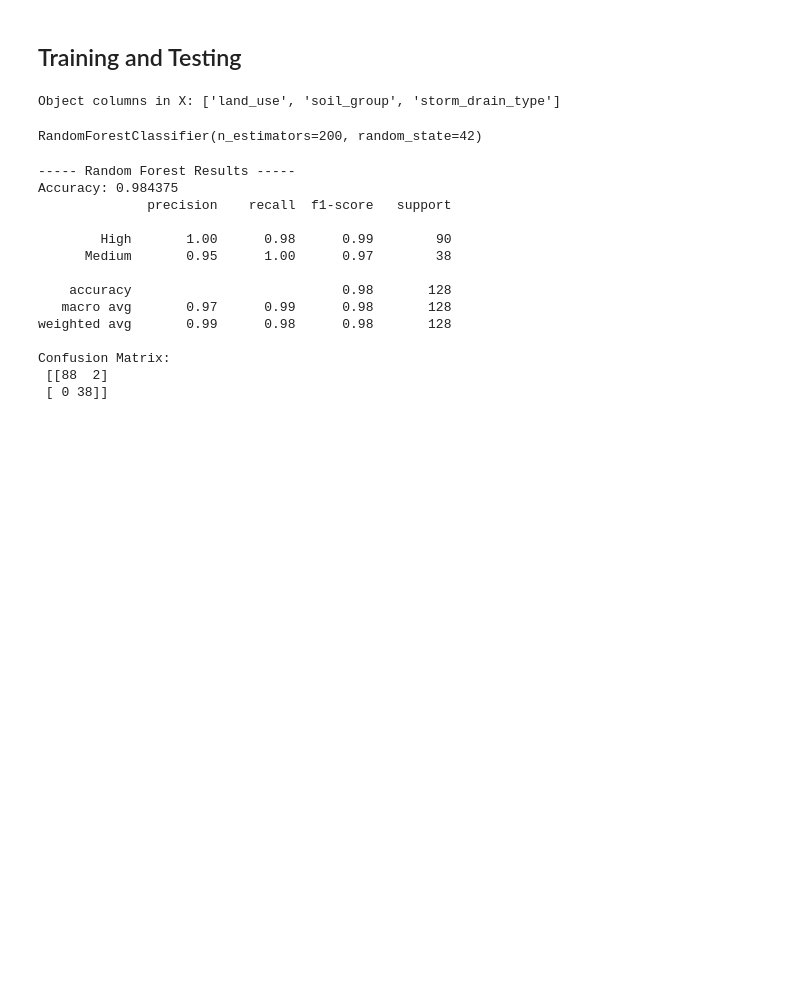
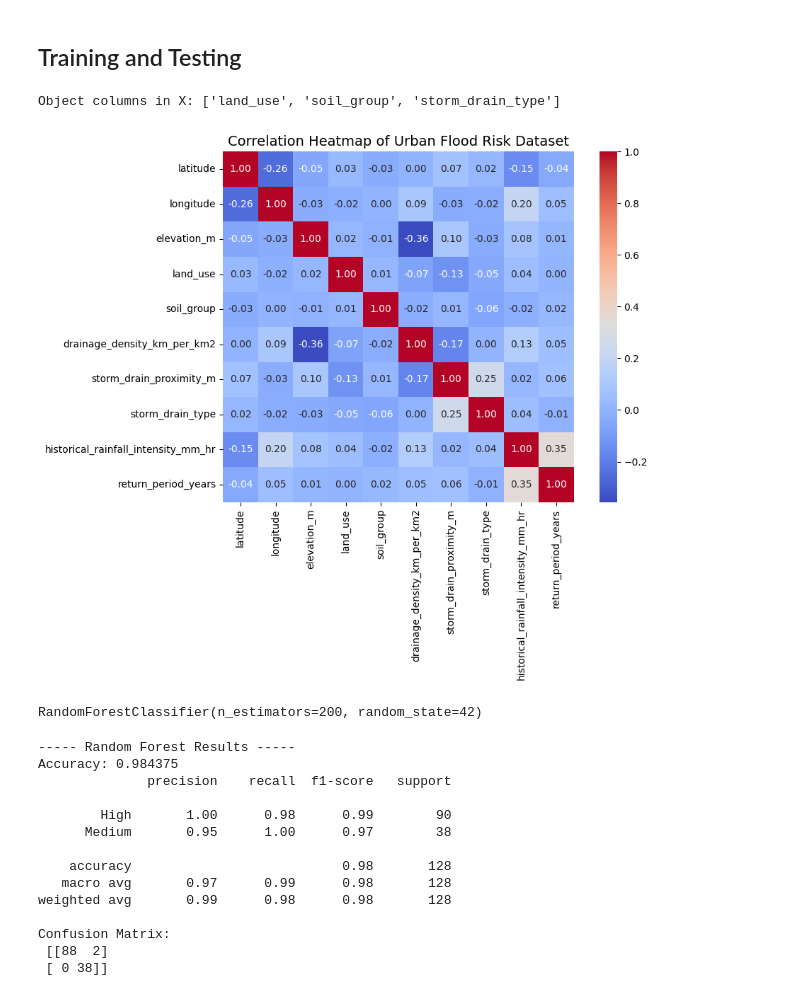
Before and after one commit to irasamant21/urban-flood-risk-predictor, a Jupyter notebook: urban_flood_risk.ipynb, the cells around one changed output. Drawn from its saved outputs; the diff is of its cells as text; code cells hidden in the pictures; blank space fills up the shorter version.

```diff
--- a/urban_flood_risk.ipynb
+++ b/urban_flood_risk.ipynb
@@ -356,6 +354,23 @@ for col in ['land_use', 'soil_group', 'storm_drain_type']:
 X_train, X_test, y_train, y_test = train_test_split(X_encoded, y, test_size=0.2, random_state=42, stratify=y)
 # %% [output]
 Object columns in X: ['land_use', 'soil_group', 'storm_drain_type']
+# %%
+corr_matrix = X_encoded.corr()
+
+plt.figure(figsize=(10, 8))
+sns.heatmap(
+    corr_matrix,
+    annot=True,        # show correlation coefficients
+    fmt='.2f',         # 2 decimal places
+    cmap='coolwarm',   # color map
+    cbar=True,
+    square=True
+)
+plt.title('Correlation Heatmap of Urban Flood Risk Dataset', fontsize=14)
+plt.tight_layout()
+plt.show()
+# %% [output]
+[figure, added]
 # %%
 rf_model = RandomForestClassifier(n_estimators=200,max_depth=None ,random_state=42)
 # %%
```
Also changed, not shown: parts of 2 cells of this notebook.
